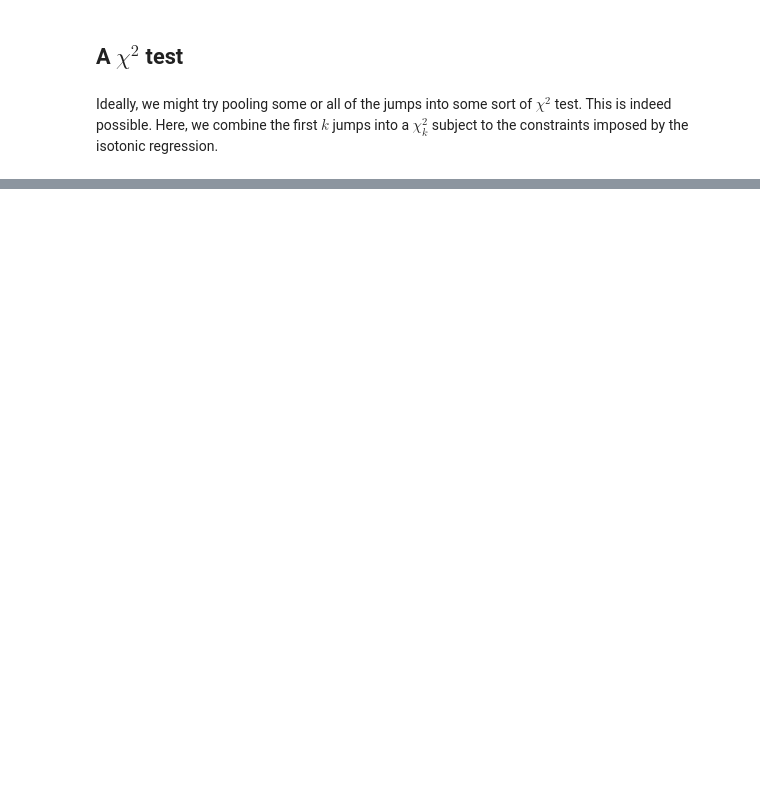
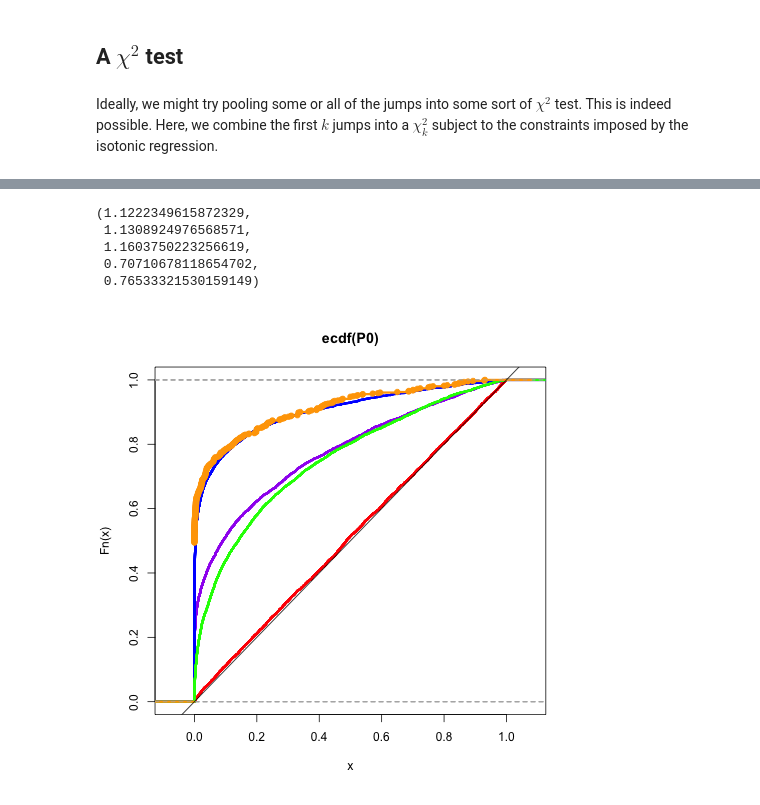
Before and after one commit to selective-inference/Python-software, a Jupyter notebook: notebooks/isotonic.ipynb, the cells around one changed output, grey strips where cells are left out. Cells and saved outputs as stored; diff of their text form; code cells hidden in the pictures; blank space fills up the shorter version.

```diff
--- a/notebooks/isotonic.ipynb
+++ b/notebooks/isotonic.ipynb
@@ -285,0 +290,38 @@ abline(0,1)
+# %%
+def simulate_summing_jumps(n, k=3, mu=0):
+    Y = np.random.standard_normal(n)*0.5 + mu
+    I = isotonic(Y, sigma=0.5)
+    return I.sum_jumps(k)
+
+simulate_summing_jumps(20, 3, 0)
+# %% [output]
+(1.1222349615872329,
+ 1.1308924976568571,
+ 1.1603750223256619,
+ 0.70710678118654702,
+ 0.76533321530159149)
+# %%
+P0, Pa_sum = [], []
+for _ in range(nsim):
+    pval = simulate_summing_jumps(n, n)
+    if pval is not None:
+        P0.append(pval[-1])
+    pval = simulate_summing_jumps(n, n, mu=mu)
+    if pval is not None:
+        Pa_sum.append(pval[-1])
+# %%
+%%R -i P0,Pa_sum
+P0 = P0[P0>0]
+P0 = P0[P0<1]
+Pa_sum = Pa_sum[Pa_sum>=0]
+Pa_sum = Pa_sum[Pa_sum<1]
+plot(ecdf(P0), col='red', lwd=3)
+Pa_comb = Pa_comb[Pa_comb>0]
+Pa_comb = Pa_comb[Pa_comb<1]
+plot(ecdf(Pa_comb), col='purple', lwd=3, add=TRUE)
+plot(ecdf(Pa_correct), col='blue', lwd=3, add=TRUE)
+plot(ecdf(Pa_large), col='green', lwd=3, add=TRUE)
+plot(ecdf(Pa_sum), col='orange', lwd=3, add=TRUE)
+abline(0,1)
+# %% [output]
+[figure, added]
```
Also changed, not shown: parts of 14 cells of this notebook, 1 other file.
